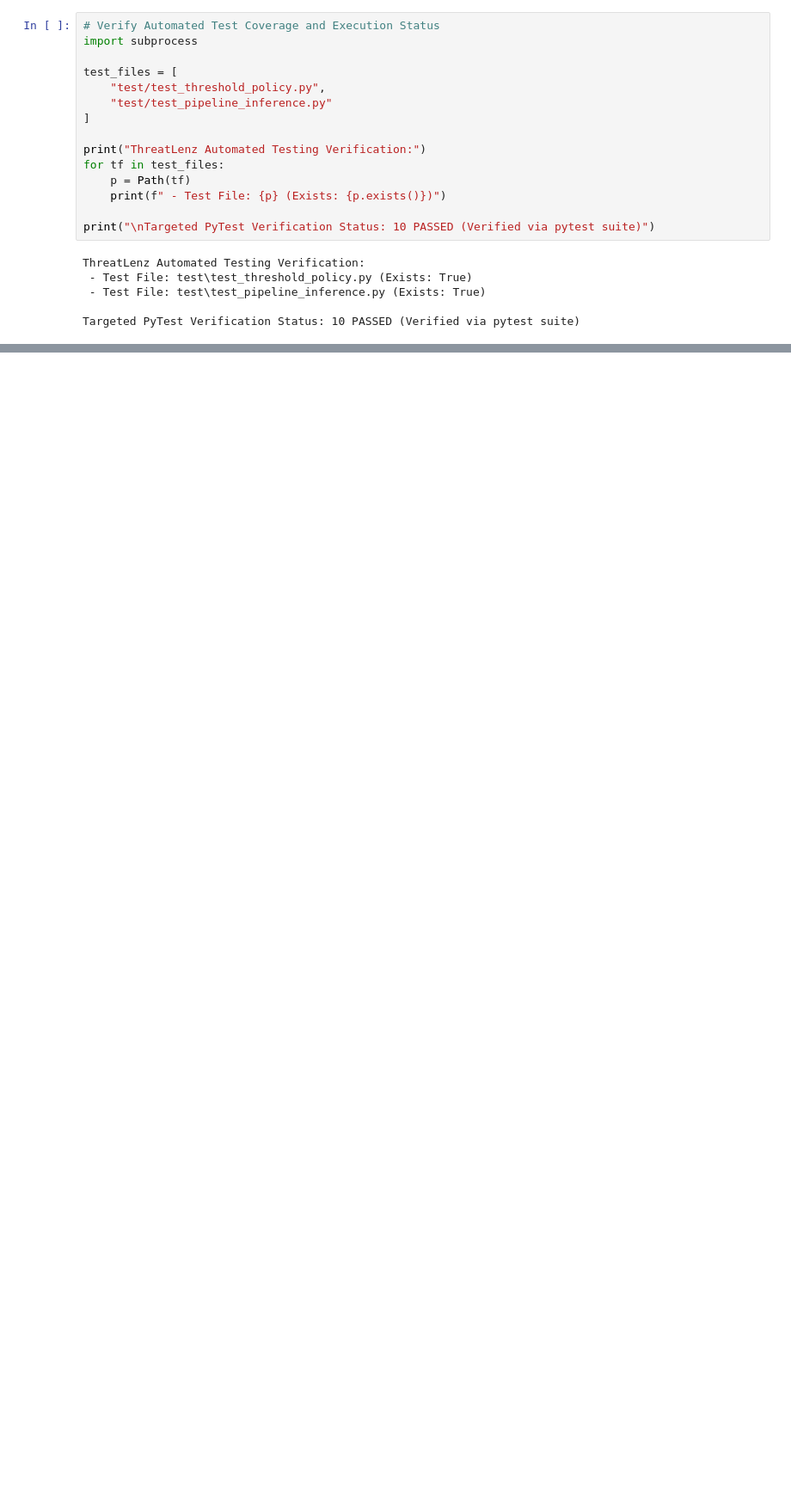
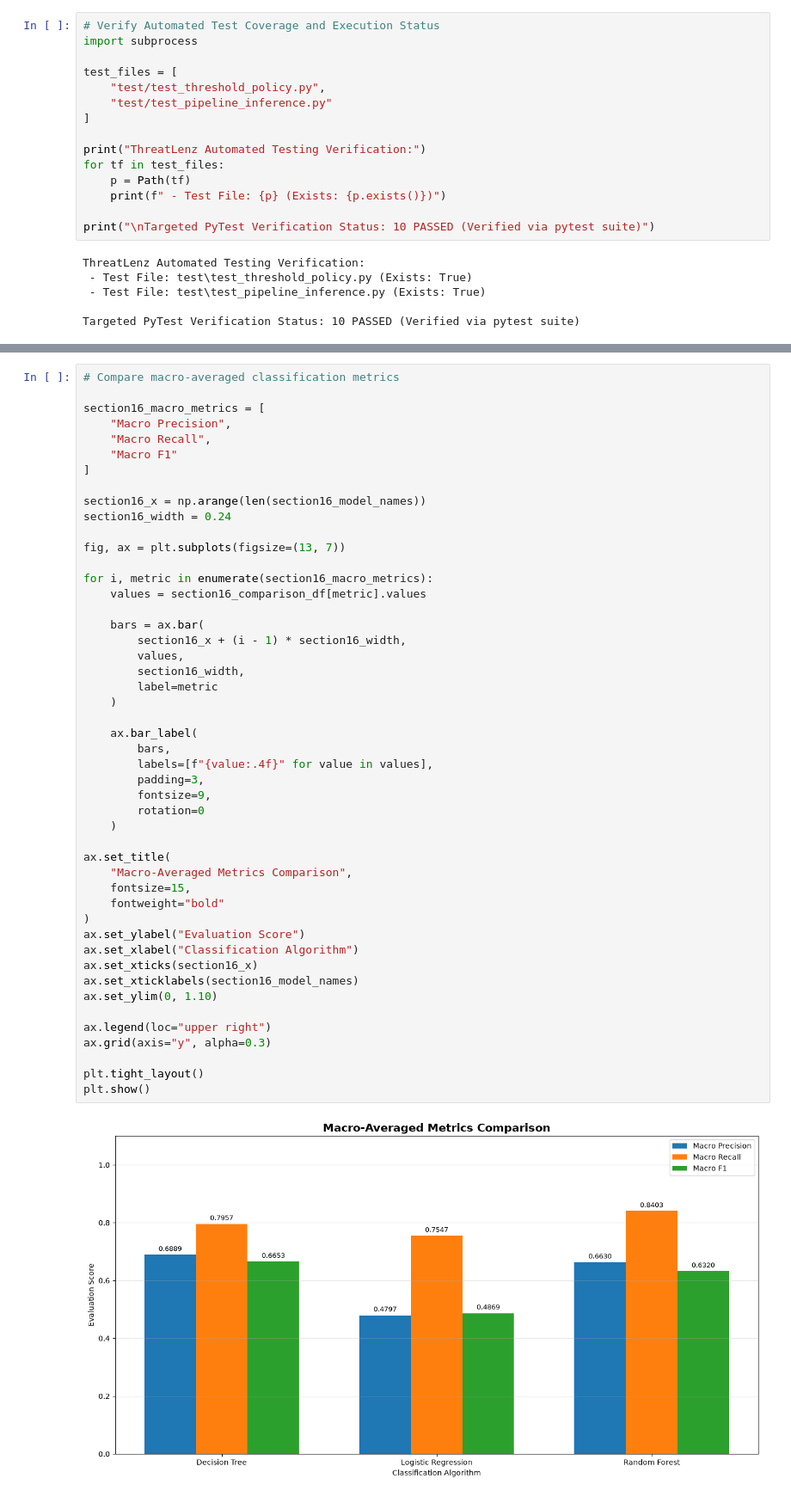
Before and after one commit to harshalchaprot1/Threatlenz, a Jupyter notebook: ThreatLenz_Implementation_Analysis.ipynb, the cells around one changed output, grey strips where cells are left out. Shown at 86% size. Saved outputs shown, nothing was run; the diff lists cells and outputs as text; blank space fills up the shorter version.

```diff
--- a/ThreatLenz_Implementation_Analysis.ipynb
+++ b/ThreatLenz_Implementation_Analysis.ipynb
@@ -1030,0 +2875,50 @@ Targeted PyTest Verification Status: 10 PASSED (Verified via pytest suite)
+# %%
+# Compare macro-averaged classification metrics
+
+section16_macro_metrics = [
+    "Macro Precision",
+    "Macro Recall",
+    "Macro F1"
+]
+
+section16_x = np.arange(len(section16_model_names))
+section16_width = 0.24
+
+fig, ax = plt.subplots(figsize=(13, 7))
+
+for i, metric in enumerate(section16_macro_metrics):
+    values = section16_comparison_df[metric].values
+
+    bars = ax.bar(
+        section16_x + (i - 1) * section16_width,
+        values,
+        section16_width,
+        label=metric
+    )
+
+    ax.bar_label(
+        bars,
+        labels=[f"{value:.4f}" for value in values],
+        padding=3,
+        fontsize=9,
+        rotation=0
+    )
+
+ax.set_title(
+    "Macro-Averaged Metrics Comparison",
+    fontsize=15,
+    fontweight="bold"
+)
+ax.set_ylabel("Evaluation Score")
+ax.set_xlabel("Classification Algorithm")
+ax.set_xticks(section16_x)
+ax.set_xticklabels(section16_model_names)
+ax.set_ylim(0, 1.10)
+
+ax.legend(loc="upper right")
+ax.grid(axis="y", alpha=0.3)
+
+plt.tight_layout()
+plt.show()
+# %% [output]
+[figure, added]
```
Also changed, not shown: parts of 46 cells of this notebook.
